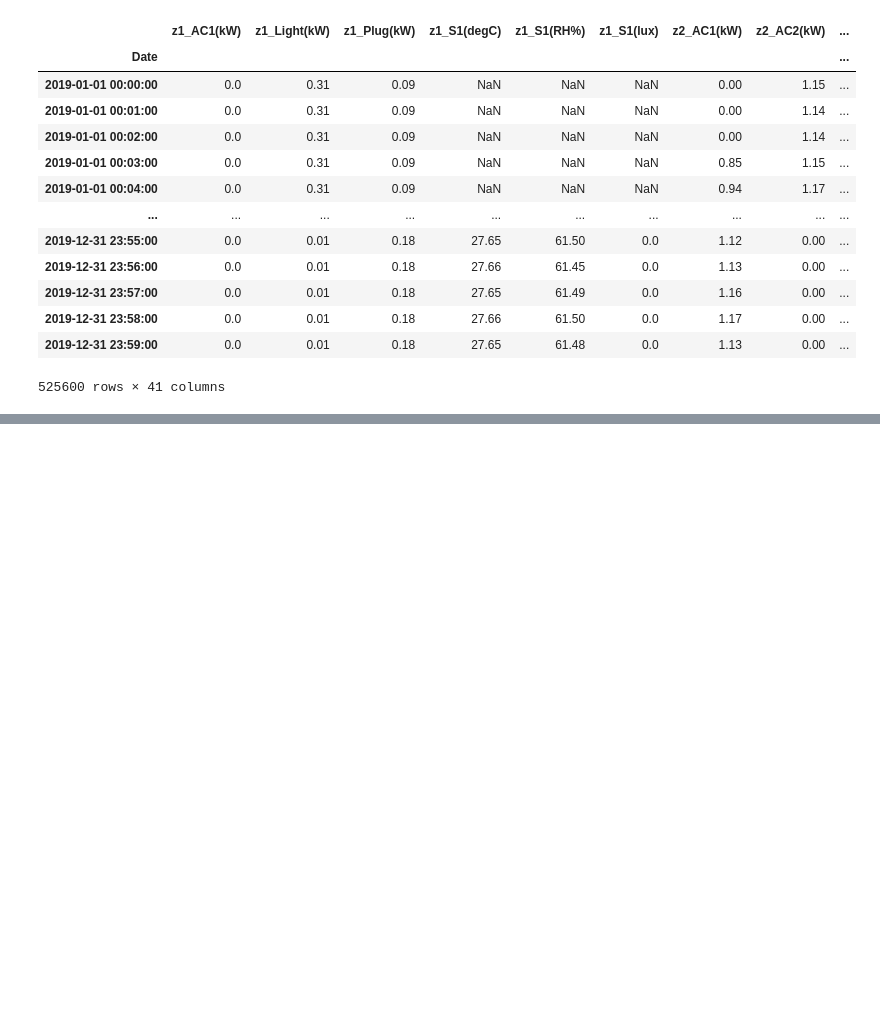
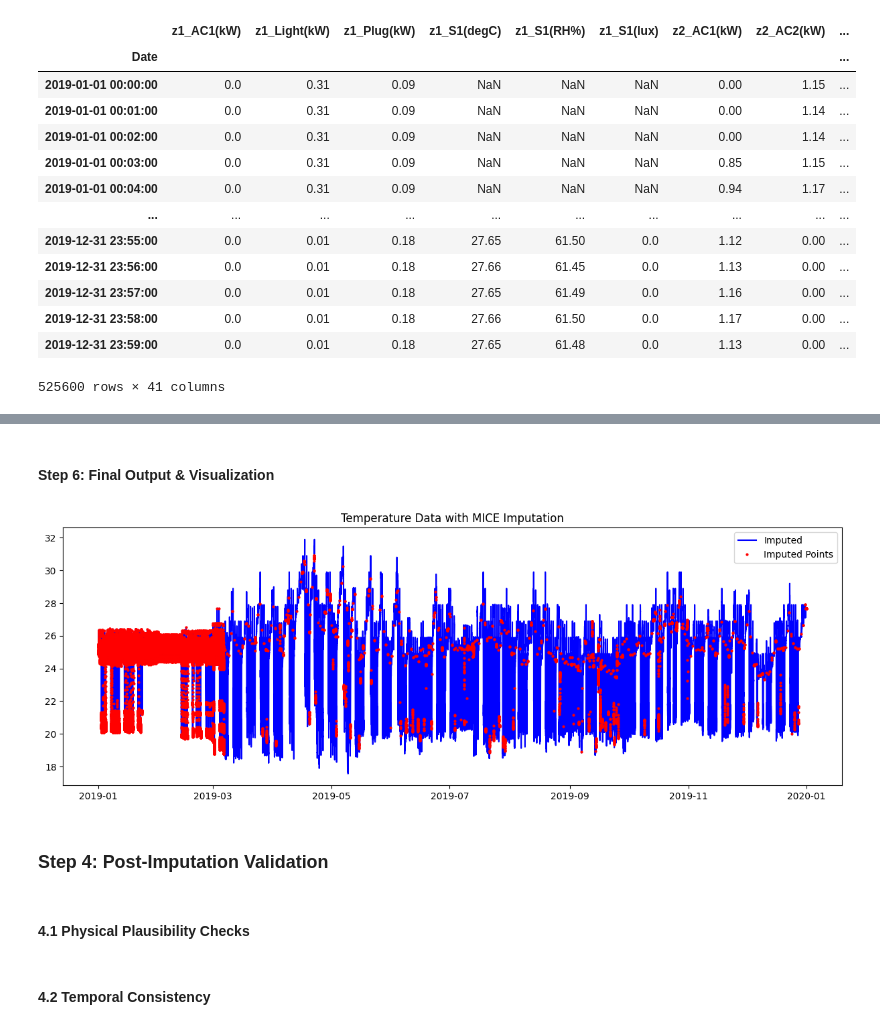
Before and after one commit to iceyisaak/smart-building, a Jupyter notebook: smart-building-project.ipynb, the cells around one changed output, grey strips where cells are left out. Cells and saved outputs as stored; diff of their text form; code cells hidden in the pictures; blank space fills up the shorter version.

Commit message:
Implemented MICE

```diff
--- a/smart-building-project.ipynb
+++ b/smart-building-project.ipynb
@@ -906,0 +903,11 @@ df
+# %%
+# Cyclical encoding for time features
+df['hour_sin'] = np.sin(2 * np.pi * df['hour'] / 24)
+df['hour_cos'] = np.cos(2 * np.pi * df['hour'] / 24)
+df['month_sin'] = np.sin(2 * np.pi * (df['month'] - 1) / 12)  # -1 to make it 0-based
+df['month_cos'] = np.cos(2 * np.pi * (df['month'] - 1) / 12)
+df['dayofweek_sin'] = np.sin(2 * np.pi * df['dayofweek'] / 7)
+df['dayofweek_cos'] = np.cos(2 * np.pi * df['dayofweek'] / 7)
+
+# Drop original time columns (keep only encoded versions)
+df.drop(['month', 'day', 'dayofweek', 'hour', 'minute'], axis=1, inplace=True)
@@ -906,0 +937,17 @@ df
+# %%
+# Lagged features (24-hour lag)
+df['temp_lag24h'] = df['z1_S1(degC)'].shift(24*60)  # 24h lag in minute data
+
+# Rolling features (7-day mean)
+df['temp_7d_avg'] = df['z1_S1(degC)'].rolling(window=7*24*60).mean()
+
+# System state proxies
+df['total_ac_kw'] = df[[col for col in df.columns if 'AC' in col and '(kW)' in col]].sum(axis=1)
+
+# Final feature set
+mice_features = [
+    'z1_S1(degC)', 'z2_S1(degC)', 'z1_S1(RH%)',
+    'hour_sin', 'hour_cos', 'month_sin', 'month_cos',
+    'temp_lag24h', 'temp_7d_avg', 'total_ac_kw',
+    'outage_flag', 'outage_duration'
+]
@@ -907,2 +1140,22 @@ df
+# %% [markdown]
+#### Step 6: Final Output & Visualization
+# %%
+# Plot results
+plt.figure(figsize=(15, 5))
+plt.plot(df_imputed.index, df_imputed['z1_S1(degC)'], 'b-', label='Imputed')
+plt.plot(df_imputed[df_imputed['z1_S1(degC)_imputed']].index,
+         df_imputed[df_imputed['z1_S1(degC)_imputed']]['z1_S1(degC)'],
+         'ro', markersize=2, label='Imputed Points')
+plt.title('Temperature Data with MICE Imputation')
+plt.legend()
+plt.show()
+# %% [output]
+[figure, added]
+# %% [markdown]
+### Step 4: Post-Imputation Validation
+# %% [markdown]
+#### 4.1 Physical Plausibility Checks
+# %% [markdown]
+#### 4.2 Temporal Consistency
 # %%
 # Conclusion
```
Also changed, not shown: parts of 33 cells of this notebook.
